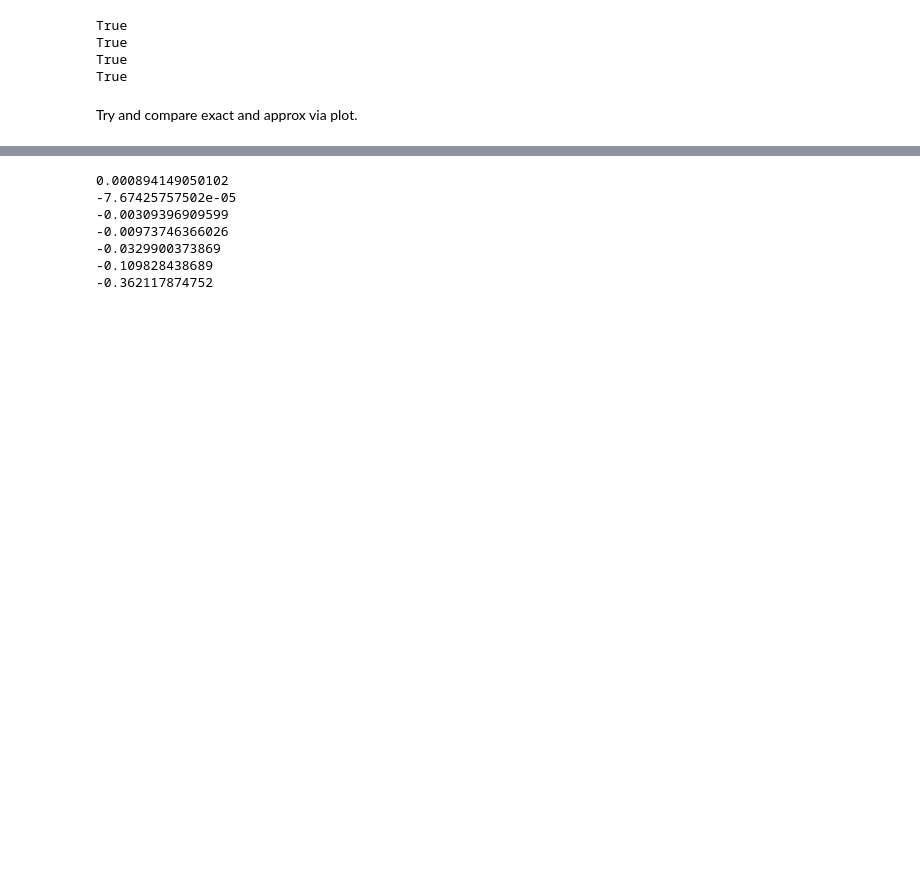
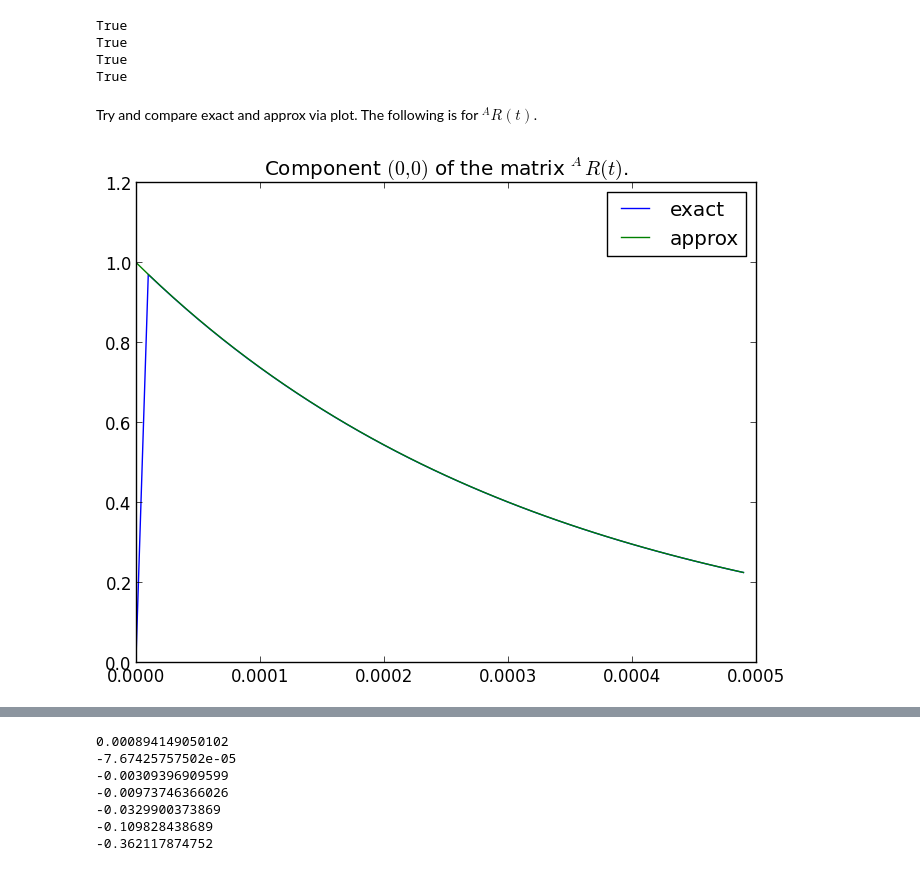
Before and after one commit to DCPROGS/HJCFIT, a Jupyter notebook: exploration/exact_survivor.ipynb, the cells around one changed output, grey strips where cells are left out. Drawn from its saved outputs; the diff is of its cells as text; code cells hidden in the pictures; blank space fills up the shorter version.

Commit message:
some explorations in exact_survivor notebook

```diff
--- a/exploration/exact_survivor.ipynb
+++ b/exploration/exact_survivor.ipynb
@@ -68,4 +82,21 @@ True
 True
 True
 # %% [markdown]
-Try and compare exact and approx via plot.
+Try and compare exact and approx via plot. The following is for $^{A}R(t)$.
+# %%
+tau, i, j, n = 1e-4, 0, 0, 5
+
+transitions = Qmatrix
+exact = ExactSurvivor(transitions, tau)
+equation = DeterminantEq(transitions, tau)
+roots = find_roots(equation)
+approx = Asymptotes(equation, roots)
+
+x = arange(0, n * tau, tau / 10.)
+plot(x, [exact.af(u)[i, j] for u in x], label="exact")
+plot(x, [approx(u)[i, j] for u in x], label="approx")
+title("Component ${0}$ of the matrix $^{{A}}R(t)$.".format((i, j)))
+legend()
+display(gcf())
+# %% [output]
+[figure, added]
```
Also changed, not shown: parts of 15 cells of this notebook.
